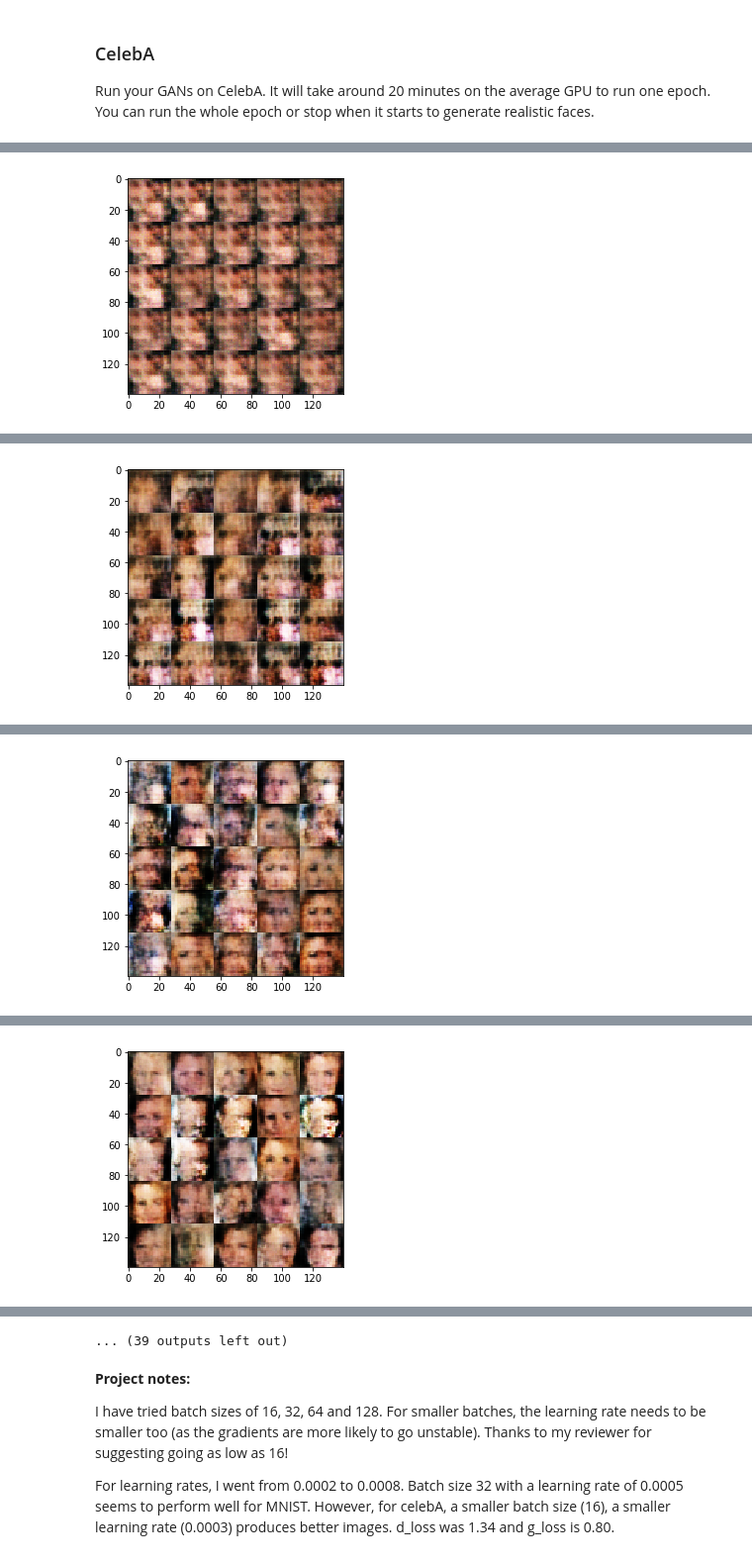
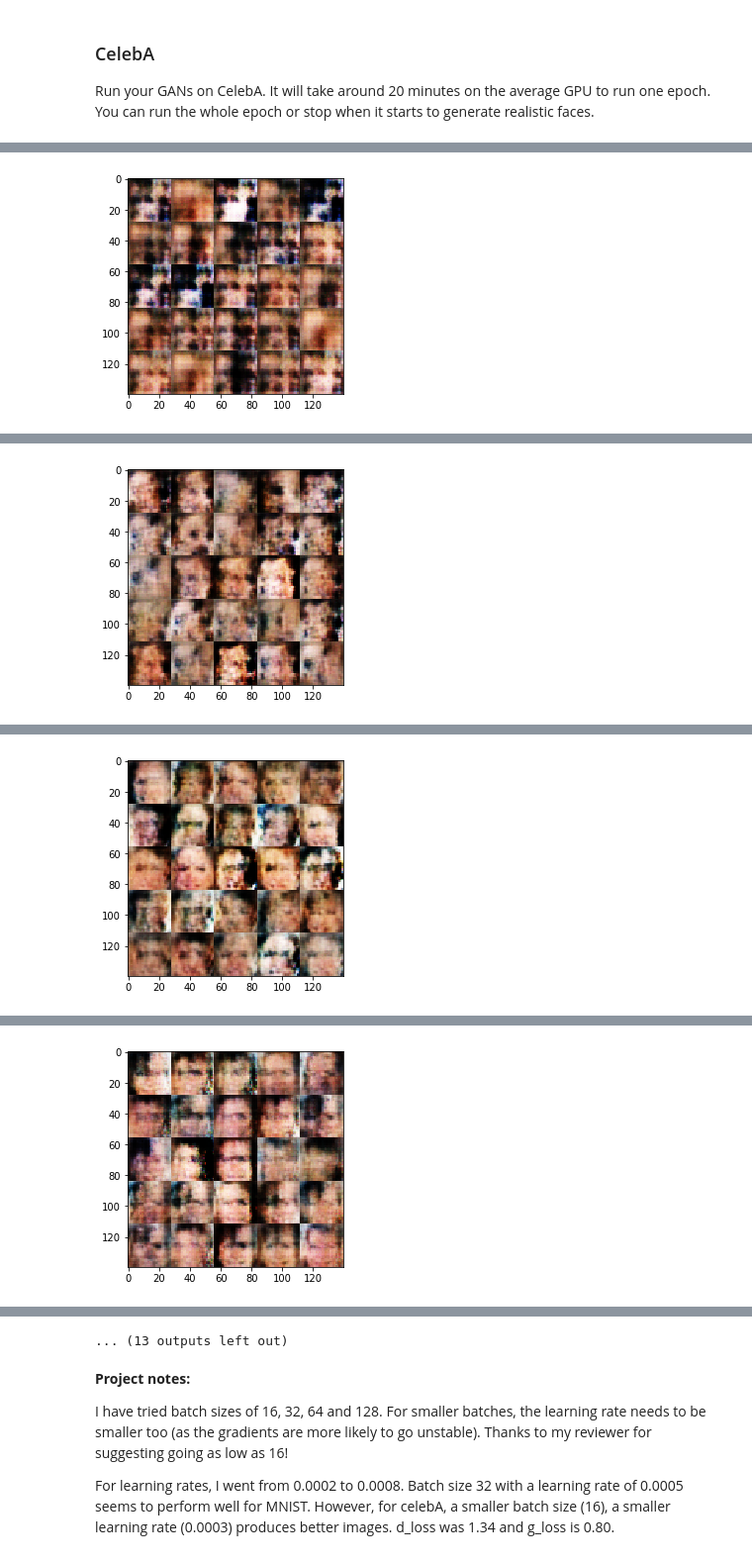
Before and after one commit to gotamist/deep-learning, a Jupyter notebook: dlnd_face_generation.ipynb, the cells around one changed output, grey strips where cells are left out. Shown at 99% size. Drawn from its saved outputs; the diff is of its cells as text; code cells hidden in the pictures.

Commit message:
Xavier initialization in the generator as well as the discriminator.

```diff
--- a/dlnd_face_generation.ipynb
+++ b/dlnd_face_generation.ipynb
@@ -143,22 +143,19 @@ def discriminator(images, reuse=False, alpha = 0.2, keep_prob = 0.8):
     with tf.variable_scope('discriminator', reuse=reuse):
             # Input layer is 28x28x1 for MNIST and celebA
 
-            x1 = tf.layers.conv2d(images, 64, 5, strides = 2, padding = 'same')
-#             x1 = tf.layers.conv2d(images, 64, 5, strides = 2, padding = 'same', kernel_initializer=tf.contrib.layers.xavier_initializer())
+            x1 = tf.layers.conv2d(images, 64, 5, strides = 2, padding = 'same', kernel_initializer=tf.contrib.layers.xavier_initializer())
             # no batch_normalization in the first layer
             lrelu1 = tf.maximum( alpha*x1, x1)
             lrelu1 = tf.nn.dropout(lrelu1, keep_prob)
             # now 14x14x64
 
-            x2 = tf.layers.conv2d(lrelu1, 128, 5, strides = 2, padding = 'same')
-#             x2 = tf.layers.conv2d(lrelu1, 128, 5, strides = 2, padding = 'same', kernel_initializer=tf.contrib.layers.xavier_initializer())
+            x2 = tf.layers.conv2d(lrelu1, 128, 5, strides = 2, padding = 'same', kernel_initializer=tf.contrib.layers.xavier_initializer())
             bn2 = tf.layers.batch_normalization( x2, training = True )
             lrelu2 = tf.maximum( alpha*bn2, bn2)
             lrelu2 = tf.nn.dropout(lrelu2, keep_prob)
             # now 7x7x128
 
-            x3 = tf.layers.conv2d(lrelu1, 256, 5, strides = 2, padding = 'same')
-#             x3 = tf.layers.conv2d(lrelu1, 256, 5, strides = 2, padding = 'same', kernel_initializer=tf.contrib.layers.xavier_initializer())
+            x3 = tf.layers.conv2d(lrelu1, 256, 5, strides = 2, padding = 'same', kernel_initializer=tf.contrib.layers.xavier_initializer())
             bn3 = tf.layers.batch_normalization( x3, training = True )
             lrelu3 = tf.maximum( alpha*bn3, bn3)
             lrelu3 = tf.nn.dropout(lrelu3, keep_prob)
@@ -190,24 +190,24 @@ def generator(z, out_channel_dim, is_train=True, alpha = 0.2):
     """
     with tf.variable_scope("generator", reuse=not is_train):
         # Fully connected
-        x1 = tf.layers.dense(z, 2*2*256)
+        x1 = tf.layers.dense(z, 2*2*256, kernel_initializer=tf.contrib.layers.xavier_initializer())
         # Reshape first layer as 2x2x256
         x1 = tf.reshape(x1, (-1, 2, 2, 256))
         x1 = tf.layers.batch_normalization(x1, training=True)
         x1 = tf.maximum( alpha*x1, x1) #leaky relu
 
         # Second layer as (7x7x128)
-        x2 = tf.layers.conv2d_transpose(x1, 128, 5, strides=2, padding='VALID')
+        x2 = tf.layers.conv2d_transpose(x1, 128, 5, strides=2, padding='VALID', kernel_initializer=tf.contrib.layers.xavier_initializer())
         x2 = tf.layers.batch_normalization(x2, training=is_train)
         x2 = tf.maximum( alpha*x2, x2) #leaky relu
 
         # Third layer as (14x14x64)
-        x3 = tf.layers.conv2d_transpose(x2, 64, 5, strides=2, padding='SAME')
+        x3 = tf.layers.conv2d_transpose(x2, 64, 5, strides=2, padding='SAME', kernel_initializer=tf.contrib.layers.xavier_initializer())
         x3 = tf.layers.batch_normalization(x3, training=is_train)
         x3 = tf.maximum( alpha*x3, x3) #leaky relu
 
         # Ouput layer as (28x28x out_channel_dim)
-        logits = tf.layers.conv2d_transpose(x3, out_channel_dim, 5, strides=2, padding='SAME')
+        logits = tf.layers.conv2d_transpose(x3, out_channel_dim, 5, strides=2, padding='SAME', kernel_initializer=tf.contrib.layers.xavier_initializer())
         out = tf.tanh(logits)
 
     return out
@@ -448,7 +448,7 @@ __Project notes for MNIST:__ With batch_size of 32, we can use slightly larger l
 ### CelebA
 Run your GANs on CelebA.  It will take around 20 minutes on the average GPU to run one epoch.  You can run the whole epoch or stop when it starts to generate realistic faces.
 # %%
-batch_size = 16 #needs to be a factor of 4096
+batch_size = 32 #needs to be a factor of 4096
 z_dim = 100
 learning_rate = 0.0003
 beta1 = 0.2
@@ -473 +473 @@ Epoch 1/1... Batch # 500/1... Discriminator Loss: 0.7646... Generator Loss: 1.50
-[figure, old version]
+[figure, new version]
@@ -479 +479 @@ Epoch 1/1... Batch # 1000/1... Discriminator Loss: 0.5910... Generator Loss: 2.3
-[figure, old version]
+[figure, new version]
@@ -485 +485 @@ Epoch 1/1... Batch # 1500/1... Discriminator Loss: 0.9654... Generator Loss: 1.1
-[figure, old version]
+[figure, new version]
@@ -491 +491 @@ Epoch 1/1... Batch # 2000/1... Discriminator Loss: 2.8243... Generator Loss: 1.4
-[figure, old version]
+[figure, new version]
@@ -504,4 +504,4 @@ Epoch 1/1... Batch # 3000/1... Discriminator Loss: 1.2982... Generator Loss: 0.8
-... (39 outputs left out)
+... (13 outputs left out)
 # %% [markdown]
 __Project notes:__
 
```
Also changed, not shown: parts of 3 cells of this notebook.
